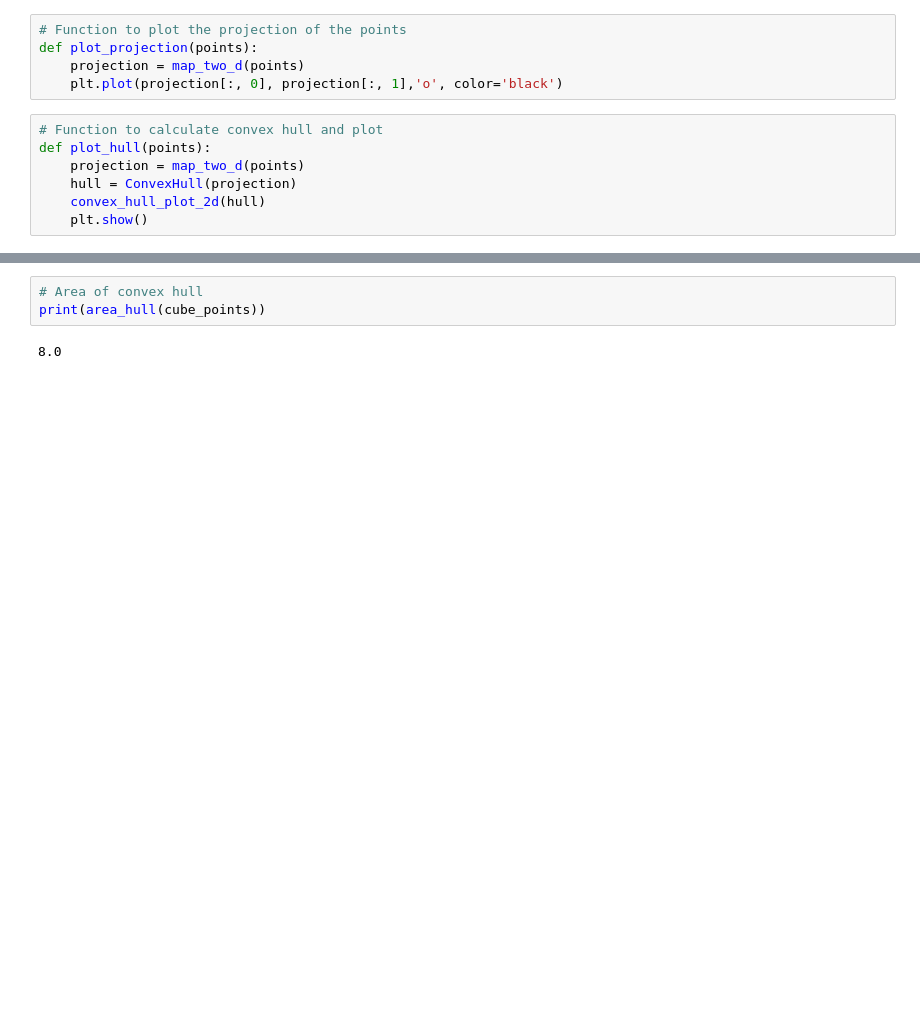
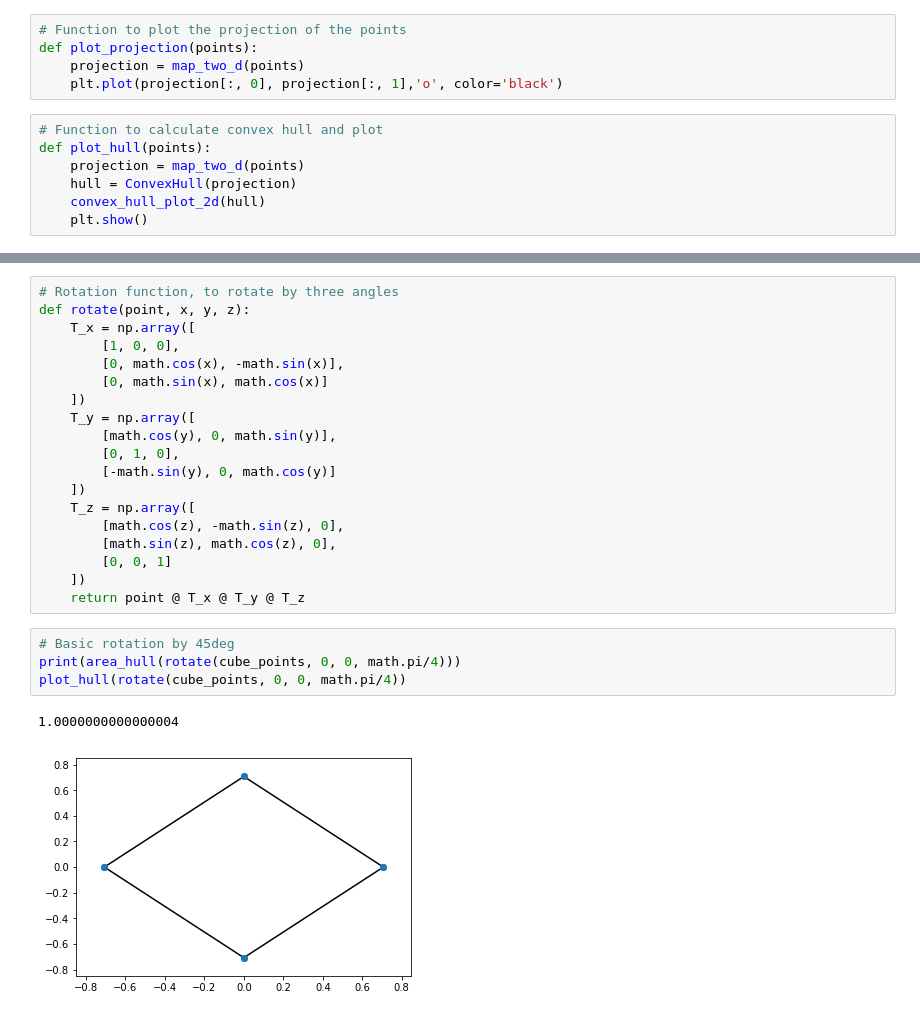
Before and after one commit to connorf25/average-shadow-of-cube, a Jupyter notebook: Average-shadow.ipynb, the cells around one changed output, grey strips where cells are left out. Cells and saved outputs as stored; diff of their text form; blank space fills up the shorter version.

Commit message:
feat: Completed rotation function along with estimation

```diff
--- a/Average-shadow.ipynb
+++ b/Average-shadow.ipynb
@@ -52,5 +58,26 @@ plot_hull(cube_points)
-# %%
-# Area of convex hull
-print(area_hull(cube_points))
-# %% [output]
-8.0
+# %%
+# Rotation function, to rotate by three angles
+def rotate(point, x, y, z):
+    T_x = np.array([
+        [1, 0, 0],
+        [0, math.cos(x), -math.sin(x)],
+        [0, math.sin(x), math.cos(x)]
+    ])
+    T_y = np.array([
+        [math.cos(y), 0, math.sin(y)],
+        [0, 1, 0],
+        [-math.sin(y), 0, math.cos(y)]
+    ])
+    T_z = np.array([
+        [math.cos(z), -math.sin(z), 0],
+        [math.sin(z), math.cos(z), 0],
+        [0, 0, 1]
+    ])
+    return point @ T_x @ T_y @ T_z
+# %%
+# Basic rotation by 45deg
+print(area_hull(rotate(cube_points, 0, 0, math.pi/4)))
+plot_hull(rotate(cube_points, 0, 0, math.pi/4))
+# %% [output]
+1.0000000000000004
+[figure, added]
```
Also changed, not shown: parts of 9 cells of this notebook.
